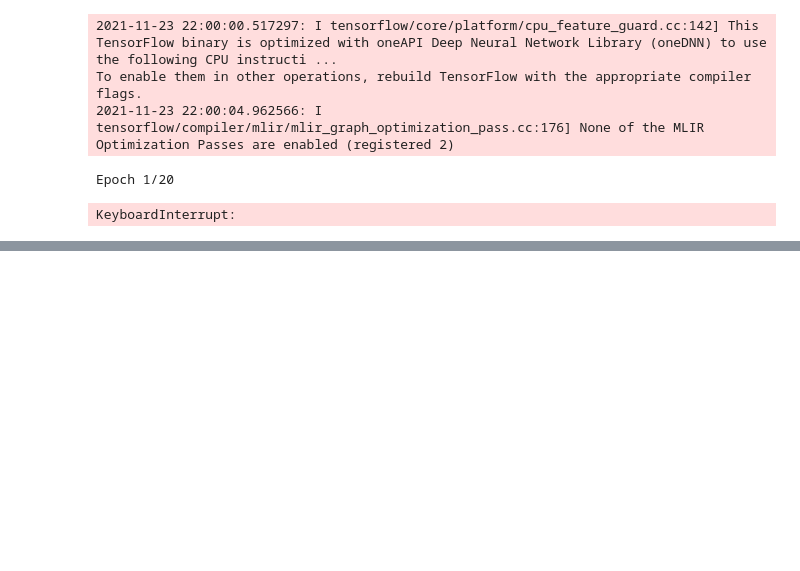
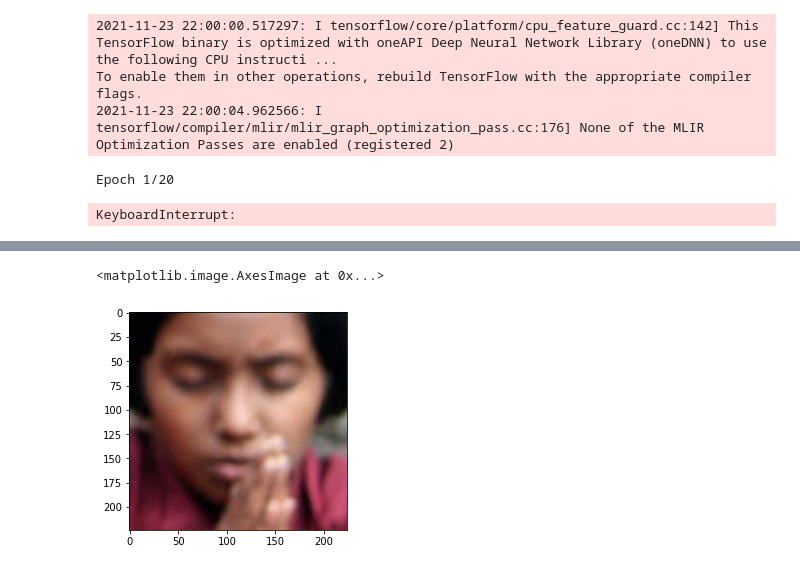
Before and after one commit to moe221/diversity_in_cinema, a Jupyter notebook: notebooks/moe221_VGG16_Prototype.ipynb, the cells around one changed output, grey strips where cells are left out. Cells and saved outputs as stored; diff of their text form; code cells hidden in the pictures; blank space fills up the shorter version.

```diff
--- a/notebooks/moe221_VGG16_Prototype.ipynb
+++ b/notebooks/moe221_VGG16_Prototype.ipynb
@@ -192,0 +360,5 @@ KeyboardInterrupt:
+# %%
+plt.imshow(X_test_reshaped[0])
+# %% [output]
+<matplotlib.image.AxesImage at 0x...>
+[figure, added]
```
Also changed, not shown: parts of 18 cells of this notebook, 8 other files.
